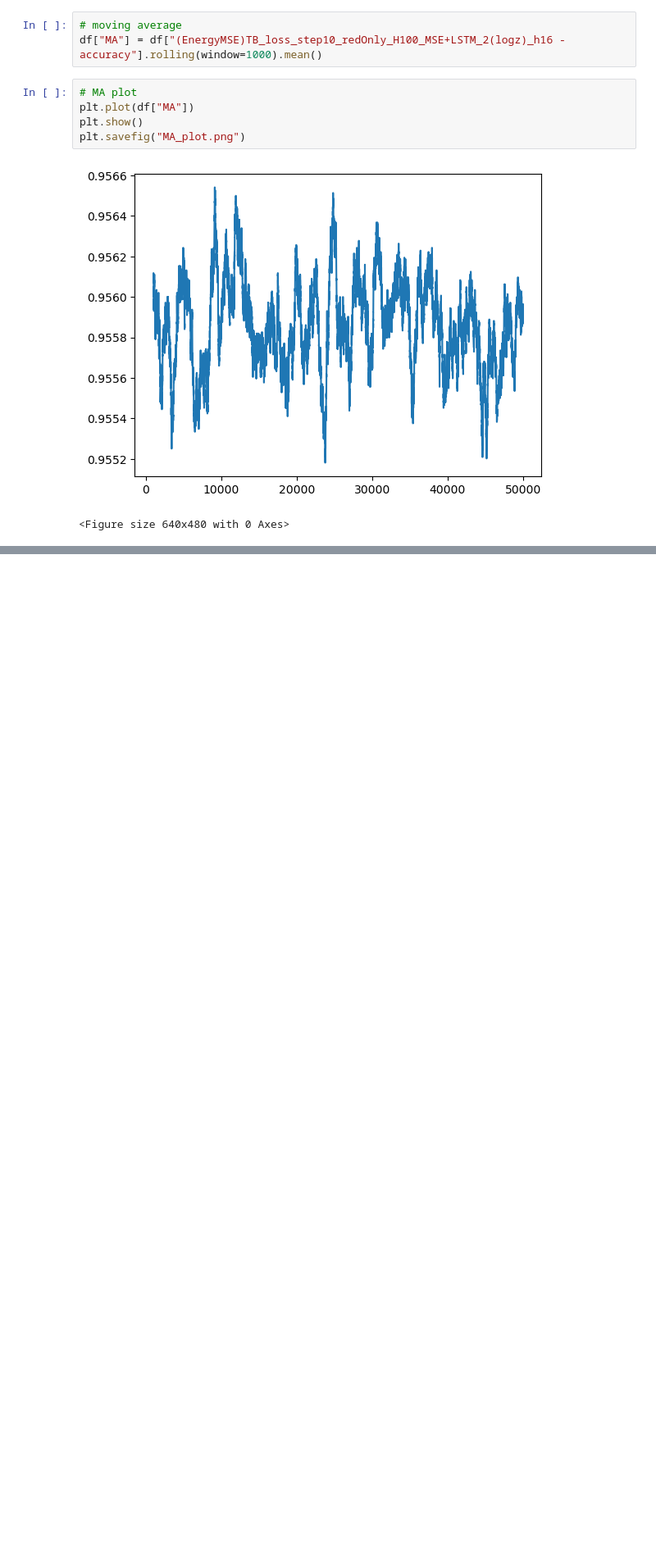
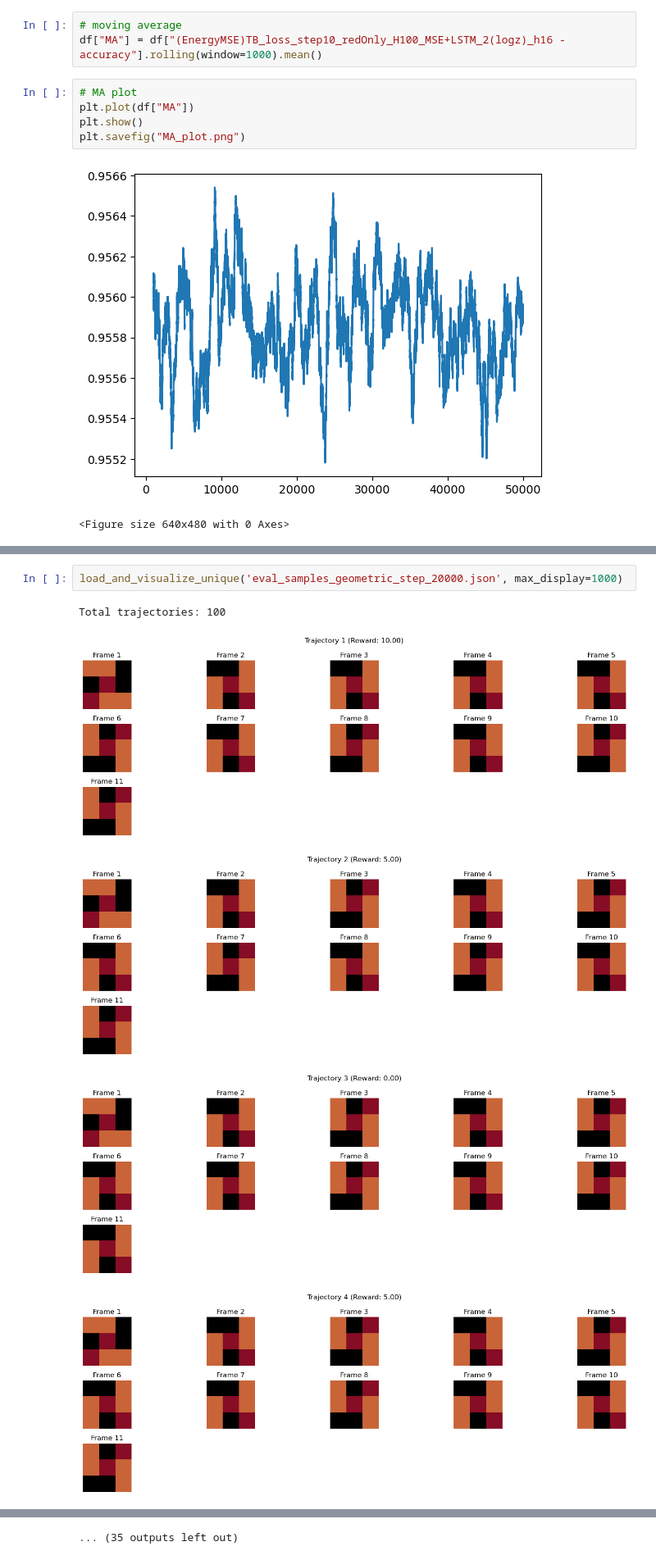
Before and after one commit to GIST-DSLab/GFN_to_ARC, a Jupyter notebook: gfn/src/vis.ipynb, the cells around one changed output, grey strips where cells are left out. Shown at 82% size. Drawn from its saved outputs; the diff is of its cells as text; blank space fills up the shorter version.

```diff
--- a/gfn/src/vis.ipynb
+++ b/gfn/src/vis.ipynb
@@ -35,0 +111,8 @@ plt.savefig("MA_plot.png")
+# %%
+load_and_visualize_unique('eval_samples_geometric_step_20000.json', max_display=1000)
+# %% [output]
+Total trajectories: 100
+[figure, added]
+[figure, added]
+[figure, added]
+[figure, added]
@@ -35,0 +126 @@ plt.savefig("MA_plot.png")
+... (35 outputs left out)
```
Also changed, not shown: parts of 5 cells of this notebook, 47 other files.
